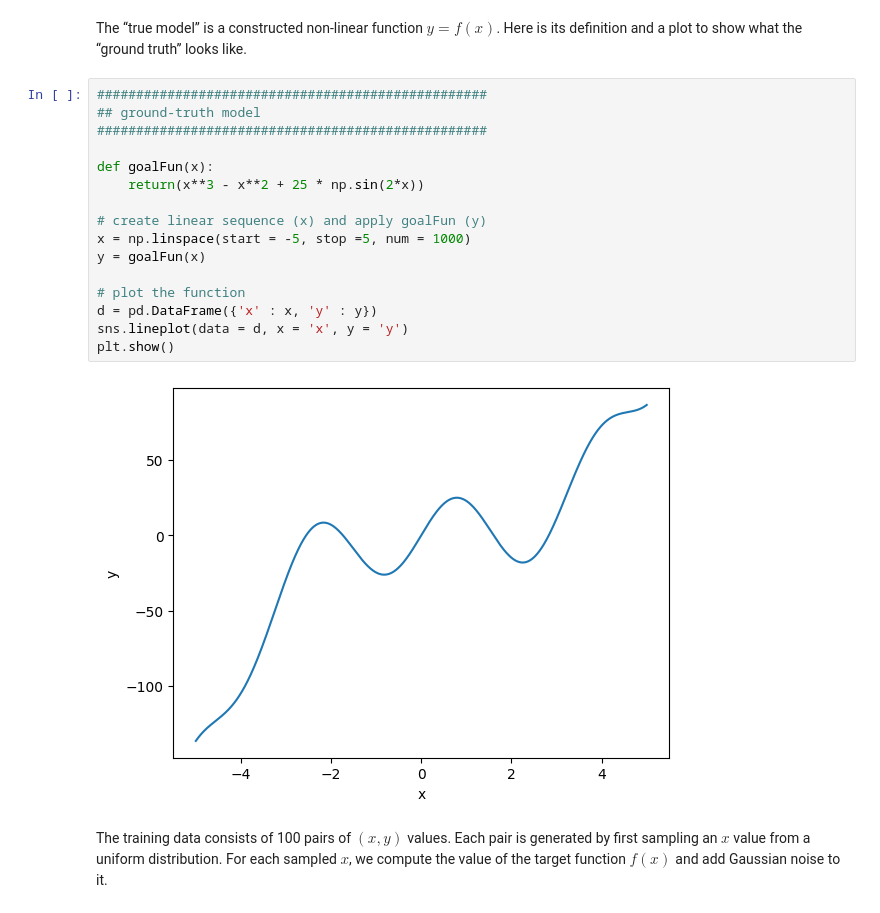
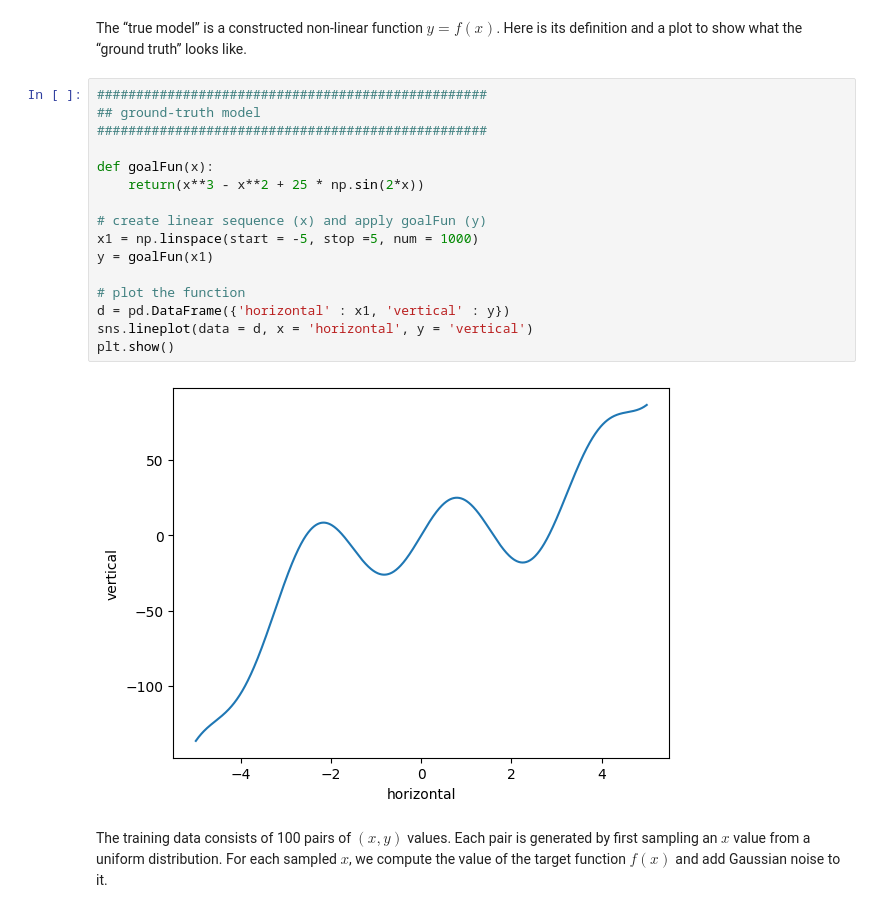
Before and after one commit to AxelBadouel/machinelearningcourse, a Jupyter notebook: Esercitazione_MLP.ipynb, the cells around one changed output. Drawn from its saved outputs; the diff is of its cells as text.

```diff
--- a/Esercitazione_MLP.ipynb
+++ b/Esercitazione_MLP.ipynb
@@ -43,21 +43,21 @@ Here is its definition and a plot to show what the &ldquo;ground truth&rdquo; lo
 # %%
 ##################################################
 ## ground-truth model
 ##################################################
 
 def goalFun(x):
     return(x**3 - x**2 + 25 * np.sin(2*x))
 
 # create linear sequence (x) and apply goalFun (y)
-x = np.linspace(start = -5, stop =5, num = 1000)
-y = goalFun(x)
+x1 = np.linspace(start = -5, stop =5, num = 1000)
+y = goalFun(x1)
 
 # plot the function
-d = pd.DataFrame({'x' : x, 'y' : y})
-sns.lineplot(data = d, x = 'x', y = 'y')
+d = pd.DataFrame({'horizontal' : x1, 'vertical' : y})
+sns.lineplot(data = d, x = 'horizontal', y = 'vertical')
 plt.show()
 # %% [output]
-[figure, old version]
+[figure, new version]
 # %% [markdown]
 The training data consists of 100 pairs of  $(x,y)$ values.
 Each pair is generated by first sampling an $x$ value from a uniform distribution.
```
Also changed, not shown: parts of 5 cells of this notebook.
